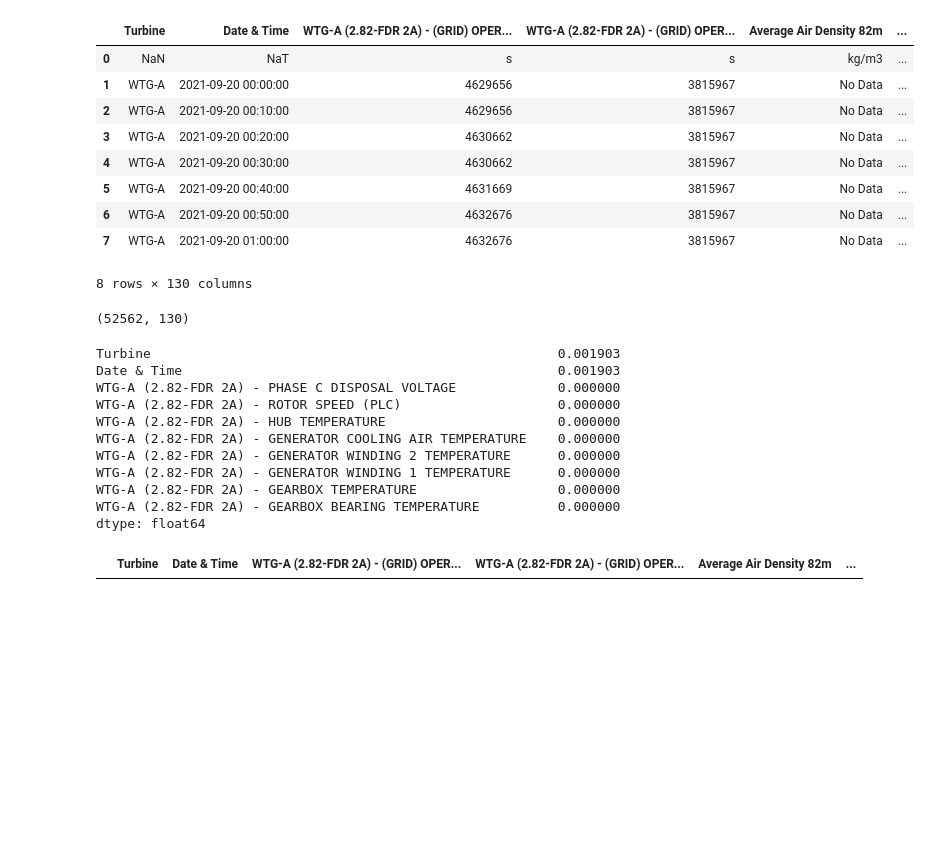
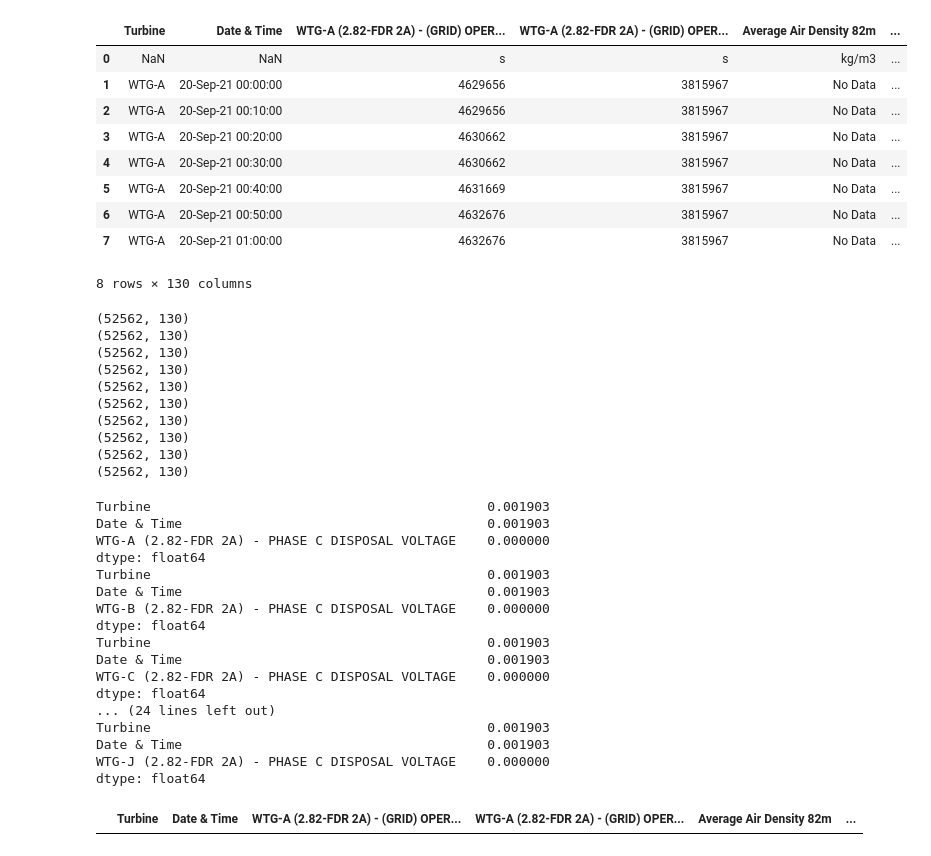
Before and after one commit to Cmerdman/hack2022, a Jupyter notebook: AEP.ipynb, the cells around one changed output. Drawn from its saved outputs; the diff is of its cells as text; code cells hidden in the pictures; blank space fills up the shorter version.

```diff
--- a/AEP.ipynb
+++ b/AEP.ipynb
@@ -31,17 +24,13 @@ dat2 = pd.read_excel("OSU Hack Ohio Fall 2022 Data_Final.xlsx", sheet_name=1)
 # %%
-dat2.head(8)
+datA.head(8)
 # %% [output]
 |  | Turbine | Date & Time | WTG-A (2.82-FDR 2A) - (GRID) OPER... | WTG-A (2.82-FDR 2A) - (GRID) OPER... | Average Air Density 82m | ... |
-| 0 | NaN | NaT | s | s | kg/m3 | ... |
-| 1 | WTG-A | 2021-09-20 00:00:00 | 4629656 | 3815967 | No Data | ... |
-| 2 | WTG-A | 2021-09-20 00:10:00 | 4629656 | 3815967 | No Data | ... |
-| 3 | WTG-A | 2021-09-20 00:20:00 | 4630662 | 3815967 | No Data | ... |
-| 4 | WTG-A | 2021-09-20 00:30:00 | 4630662 | 3815967 | No Data | ... |
-| 5 | WTG-A | 2021-09-20 00:40:00 | 4631669 | 3815967 | No Data | ... |
-| 6 | WTG-A | 2021-09-20 00:50:00 | 4632676 | 3815967 | No Data | ... |
-| 7 | WTG-A | 2021-09-20 01:00:00 | 4632676 | 3815967 | No Data | ... |
+| 0 | NaN | NaN | s | s | kg/m3 | ... |
+| 1 | WTG-A | 20-Sep-21 00:00:00 | 4629656 | 3815967 | No Data | ... |
+| 2 | WTG-A | 20-Sep-21 00:10:00 | 4629656 | 3815967 | No Data | ... |
+| 3 | WTG-A | 20-Sep-21 00:20:00 | 4630662 | 3815967 | No Data | ... |
+| 4 | WTG-A | 20-Sep-21 00:30:00 | 4630662 | 3815967 | No Data | ... |
+| 5 | WTG-A | 20-Sep-21 00:40:00 | 4631669 | 3815967 | No Data | ... |
+| 6 | WTG-A | 20-Sep-21 00:50:00 | 4632676 | 3815967 | No Data | ... |
+| 7 | WTG-A | 20-Sep-21 01:00:00 | 4632676 | 3815967 | No Data | ... |
 8 rows × 130 columns
-# %%
-dat.shape
-# %% [output]
-(52562, 130)
@@ -48,17 +39,38 @@ dat.shape
+# %%
+for d in dats:
+    print(d.shape)
+# %% [output]
+(52562, 130)
+(52562, 130)
+(52562, 130)
+(52562, 130)
+(52562, 130)
+(52562, 130)
+(52562, 130)
+(52562, 130)
+(52562, 130)
+(52562, 130)
 # %%
-(dat.isnull().sum() / len(dat)*100).sort_values(ascending = False).head(10)
+for dat in dats:
+    print((dat.isnull().sum() / len(dat)*100).sort_values(ascending = False).head(3))
 # %% [output]
-Turbine                                                    0.001903
-Date & Time                                                0.001903
-WTG-A (2.82-FDR 2A) - PHASE C DISPOSAL VOLTAGE             0.000000
-WTG-A (2.82-FDR 2A) - ROTOR SPEED (PLC)                    0.000000
-WTG-A (2.82-FDR 2A) - HUB TEMPERATURE                      0.000000
-WTG-A (2.82-FDR 2A) - GENERATOR COOLING AIR TEMPERATURE    0.000000
-WTG-A (2.82-FDR 2A) - GENERATOR WINDING 2 TEMPERATURE      0.000000
-WTG-A (2.82-FDR 2A) - GENERATOR WINDING 1 TEMPERATURE      0.000000
-WTG-A (2.82-FDR 2A) - GEARBOX TEMPERATURE                  0.000000
-WTG-A (2.82-FDR 2A) - GEARBOX BEARING TEMPERATURE          0.000000
+Turbine                                           0.001903
+Date & Time                                       0.001903
+WTG-A (2.82-FDR 2A) - PHASE C DISPOSAL VOLTAGE    0.000000
 dtype: float64
+Turbine                                           0.001903
+Date & Time                                       0.001903
+WTG-B (2.82-FDR 2A) - PHASE C DISPOSAL VOLTAGE    0.000000
+dtype: float64
+Turbine                                           0.001903
+Date & Time                                       0.001903
+WTG-C (2.82-FDR 2A) - PHASE C DISPOSAL VOLTAGE    0.000000
+dtype: float64
+... (24 lines left out)
+Turbine                                           0.001903
+Date & Time                                       0.001903
+WTG-J (2.82-FDR 2A) - PHASE C DISPOSAL VOLTAGE    0.000000
+dtype: float64
 # %%
 dat[dat.isnull().any(axis=1)]
 # %% [output]
```
Also changed, not shown: parts of 4 cells of this notebook.
